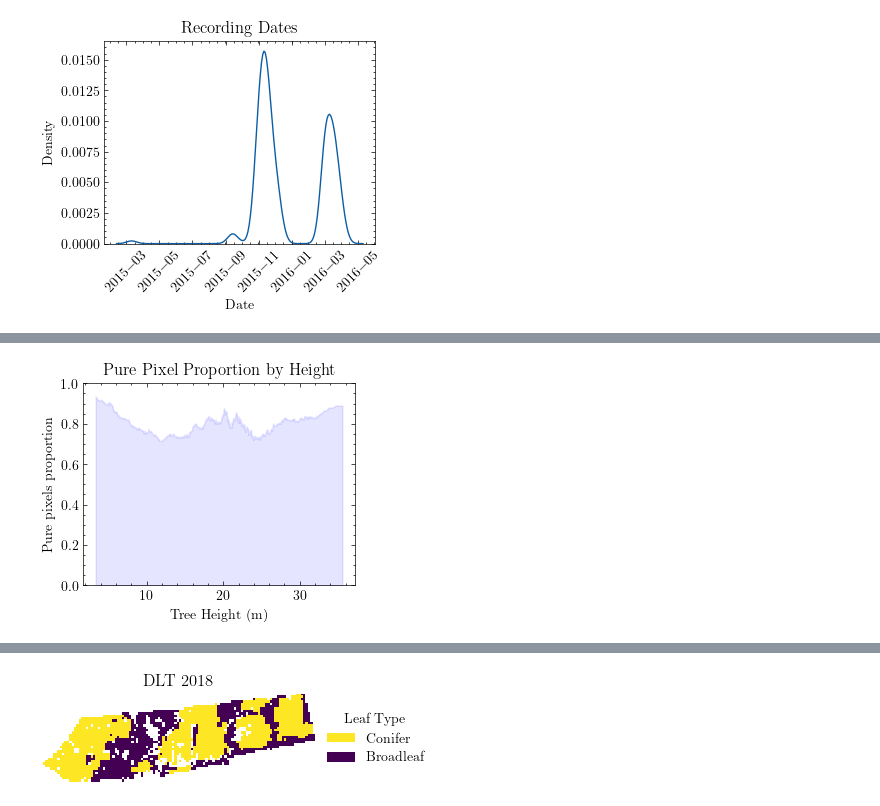
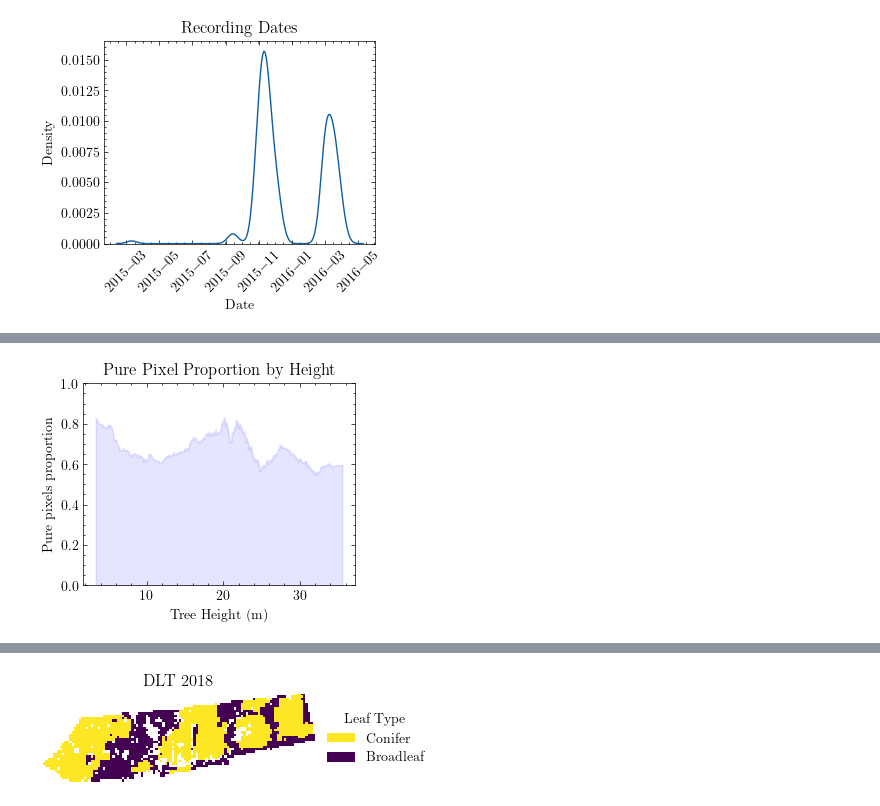
Before and after one commit to Lumcoin/leaf-type-mixture, a Jupyter notebook: notebooks/4-generalization.ipynb, the cells around one changed output, grey strips where cells are left out. Drawn from its saved outputs; the diff is of its cells as text; code cells hidden in the pictures.

```diff
--- a/notebooks/4-generalization.ipynb
+++ b/notebooks/4-generalization.ipynb
@@ -138,5 +136,8 @@ for model_path in model_paths:
 # %%
+# Plot the predictions of all models
 from tqdm.notebook import tqdm
+from slc.features import load_raster
+import numpy as np
 
 model_folder = Path("../data/processed/generalization/")
 model_folder.mkdir(parents=True, exist_ok=True)
@@ -146,16 +147,16 @@ prediction_rasters = []
 for ax, model in tqdm(list(zip(axs.flatten(), tuned_models, strict=False))):
     path = model_folder / f"{model.steps[-1][1].__class__.__name__}.tif"
     if Path(path).exists():
-        with rasterio.open(path) as src:
-            prediction_raster = src.read()
+        with rasterio.open(path) as ds_reader:
+            prediction_raster = ds_reader.read()
     else:
         Path(path).parent.mkdir(parents=True, exist_ok=True)
         data = load_raster(data_path, monochrome_as_dataframe=True)
         prediction_raster = model.predict(data)
-        with rasterio.open(binary_path) as src:
-            profile = src.profile
-            shape = src.read().shape
-            nan_or_larix = np.isnan(src.read())
+        with rasterio.open(binary_path) as ds_reader:
+            profile = ds_reader.profile
+            shape = ds_reader.read().shape
+            nan_or_larix = np.isnan(ds_reader.read())
 
         prediction_raster = prediction_raster.reshape(shape).astype(float)
         prediction_raster[nan_or_larix] = np.nan
@@ -184,6 +185,5 @@ fig.legend(
     bbox_to_anchor=(1, 0.5),
 )
 
-figure_path = "../reports/figures/hyperparameter_tuning/Predictions.svg"
-plt.savefig(figure_path, dpi=300, transparent=True)
+save_fig(fig, "../reports/figures/generalization/Predictions.svg")
 # %% [output]
@@ -299,6 +279,7 @@ plt.savefig(figure_path, dpi=300, transparent=True)
 # %%
 # Plot the percentage of endmembers across the height of the trees
 from slc.features import load_raster
+from slc.features import genera2target
 
 window_size = 200
 
@@ -306,37 +287,34 @@ target = load_raster("../data/processed/generalization/traunstein_target.tif")
 regression_target = genera2target(target, regression=True).copy()
 regression_target["evergreen proportion"] = regression_target[
     "evergreen"
 ] / regression_target.sum(axis=1)
 
 dem = load_raster("../data/external/dem_median.tif")
 
 target_df = regression_target[
     "evergreen proportion"
 ].copy()  # pd.Series(target_raster.flatten())
 prediction_df = pd.Series(prediction_rasters[best_idx].flatten())
 dem_df = pd.Series(dem.values)
 
 mask = target_df.notna()
 target_df, prediction_df, dem_df = target_df[mask], prediction_df[mask], dem_df[mask]
 
-# TODO@peter: Note somewhere that endmember if +- 5% of 0 or 1
-em_margin = 0.05
-endmembers = ((target_df > em_margin) & (target_df < 1 - em_margin)).astype(int)
+endmembers = ((target_df != 0) & (target_df != 1)).astype(int)
 
 dem_df = dem_df.reset_index(drop=True)
 endmembers = endmembers.reset_index(drop=True)
 indices = dem_df.argsort()
 endmembers, dem_df = endmembers[indices], dem_df[indices]
 moving_average = endmembers.rolling(window_size).mean()
 
-ax = plt.subplot()
+fig, ax = plt.subplots()
 ax.fill_between(dem_df, 0, 1 - moving_average, color="b", alpha=0.1)
 ax.set_ylim(0, 1)
 ax.set_xlabel("Tree Height (m)")
 ax.set_ylabel("Pure pixels proportion")
 ax.set_title("Pure Pixel Proportion by Height")
 
-figure_path = f"../reports/figures/hyperparameter_tuning/{ax.get_title()}.svg"
-plt.savefig(figure_path, dpi=300, transparent=True)
+save_fig(fig, f"../reports/figures/generalization/{ax.get_title()}.svg")
 # %% [output]
-[figure, old version]
+[figure, new version]
```
Also changed, not shown: parts of 23 cells of this notebook, 26 other files.
